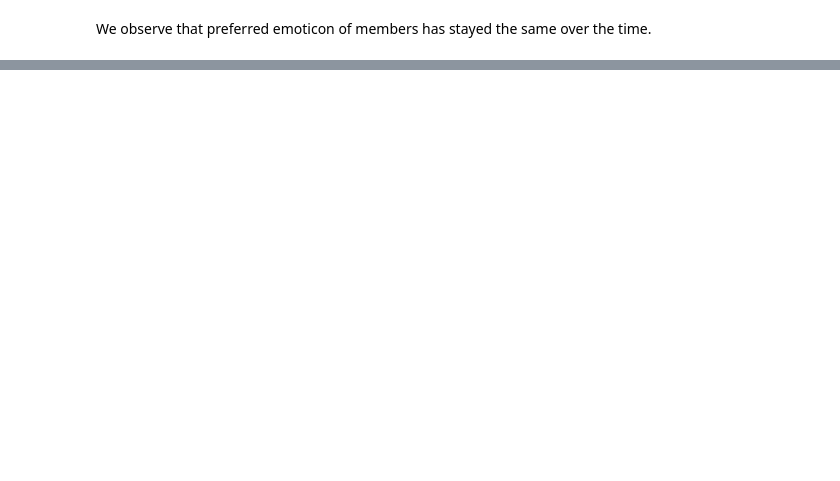
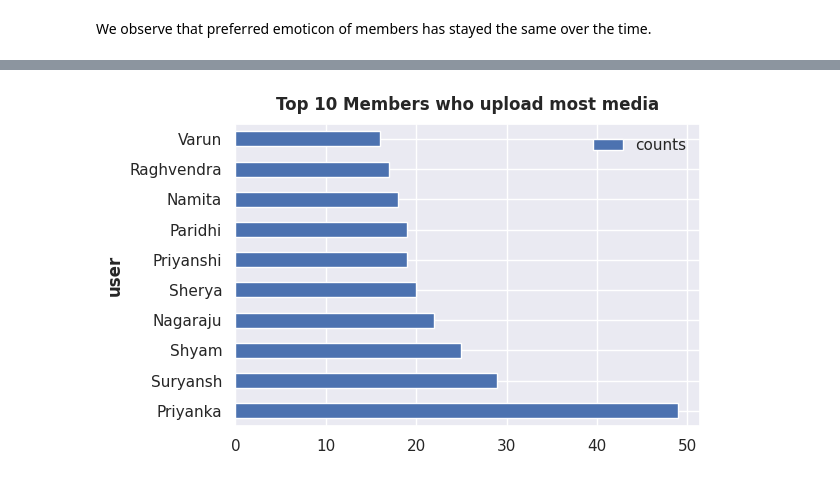
Before and after one commit to gborn/Whatsapp_Chat_Analysis, a Jupyter notebook: notebooks/01_exploratory_data_analysis_on_whatsapp_chats.ipynb, the cells around one changed output, grey strips where cells are left out. Cells and saved outputs as stored; diff of their text form; code cells hidden in the pictures; blank space fills up the shorter version.

```diff
--- a/notebooks/01_exploratory_data_analysis_on_whatsapp_chats.ipynb
+++ b/notebooks/01_exploratory_data_analysis_on_whatsapp_chats.ipynb
@@ -367,0 +371,10 @@ We observe that preferred emoticon of members has stayed the same over the time.
+# %%
+# Even though export charts don't contain media, we can still use 'media omitted tag'
+# to find answer
+
+df = chats.copy()
+df = df[df.message == '<Media omitted>']
+df = df['id'].value_counts().reset_index()
+df = df.rename(columns={'index': 'user', 'id': 'counts'})
+df.sort_values(by='counts', ascending=False)
+df
@@ -367,0 +395,6 @@ We observe that preferred emoticon of members has stayed the same over the time.
+# %%
+df[:10].plot(kind='barh', x='user', y='counts');
+plt.title('Top 10 Members who upload most media')
+plt.show()
+# %% [output]
+[figure, added]
```
Also changed, not shown: parts of 10 cells of this notebook.
